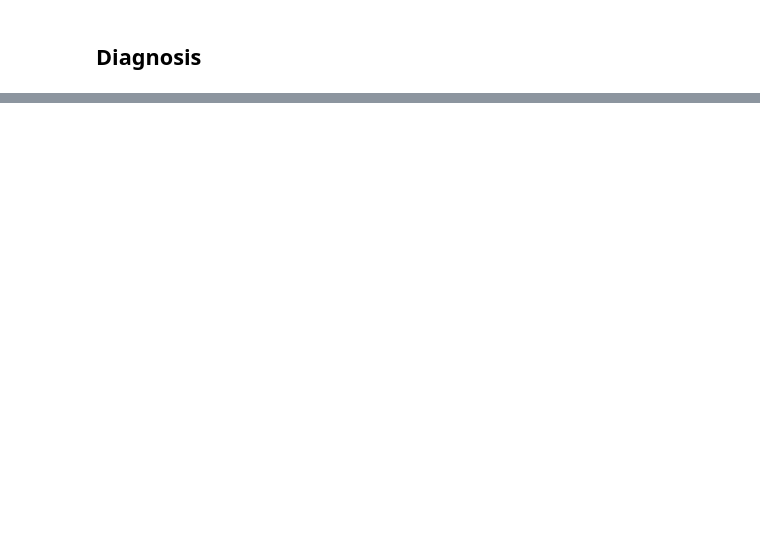
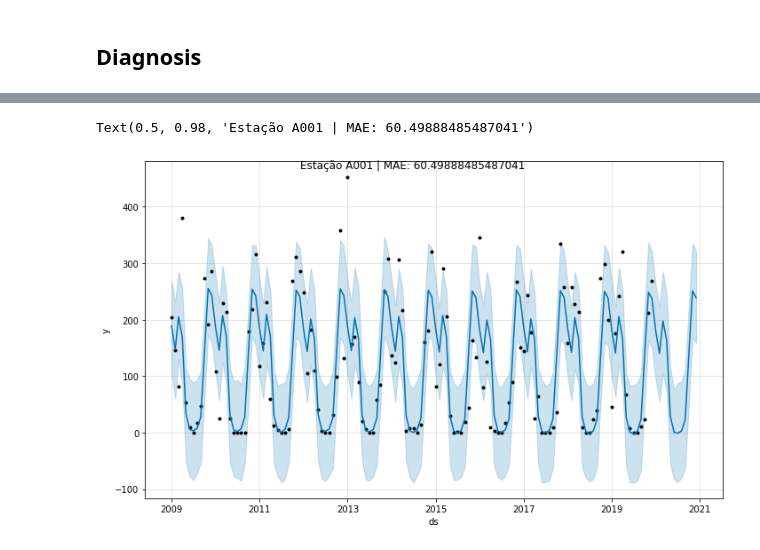
Before and after one commit to bragarods/agro, a Jupyter notebook: notebooks/colab_prophet.ipynb, the cells around one changed output, grey strips where cells are left out. Drawn from its saved outputs; the diff is of its cells as text; code cells hidden in the pictures; blank space fills up the shorter version.

```diff
--- a/notebooks/colab_prophet.ipynb
+++ b/notebooks/colab_prophet.ipynb
@@ -184,0 +242,5 @@ KeyError: ignored
+# %%
+m = Prophet(changepoint_prior_scale=0.10, seasonality_prior_scale=0.1).fit(strain[strain.cd_estacao == 'A001'])  # Fit model with given params
+#fcst = m.predi
+df_cv = cross_validation(m, cutoffs=cutoffs, horizon='365 days', parallel="processes")
+df_p = performance_metrics(df_cv)
@@ -184,0 +252,7 @@ KeyError: ignored
+# %%
+cd_estacao = 'A001'
+fig = m.plot(dff[dff['cd_estacao']==cd_estacao])
+fig.suptitle('Estação {} | MAE: {}'.format(cd_estacao, df_p.mae.mean(), y=1.01))
+# %% [output]
+Text(0.5, 0.98, 'Estação A001 | MAE: 60.49888485487041')
+[figure, added]
```
Also changed, not shown: parts of 5 cells of this notebook.
